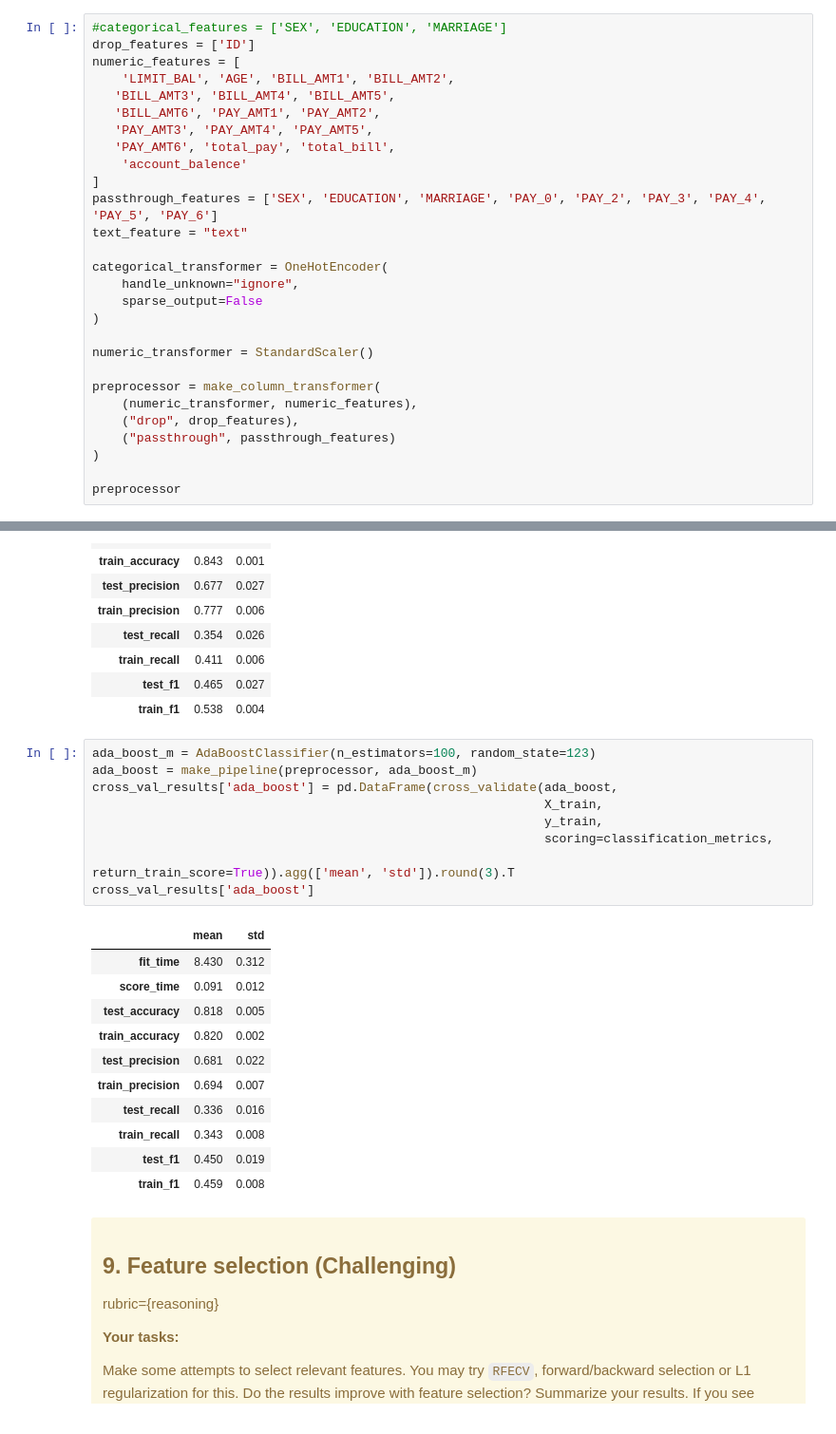
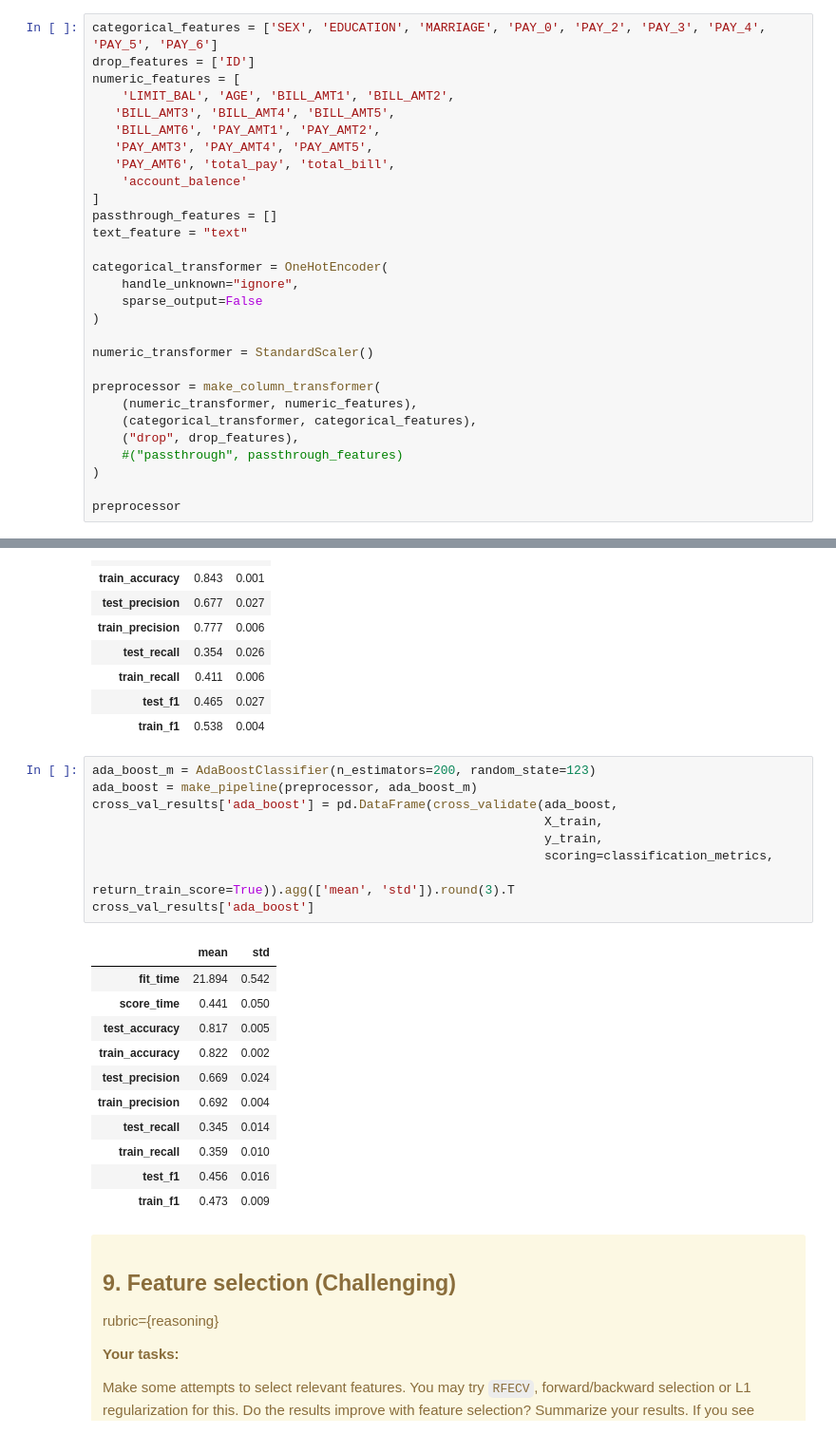
Before and after one commit to joeywwwu/573-lab4, a Jupyter notebook: lab4.ipynb, the cells around one changed output, grey strips where cells are left out. Shown: that part at 95% size. Cells and saved outputs as stored; diff of their text form.

Commit message:
use new encoding method of training

```diff
--- a/lab4.ipynb
+++ b/lab4.ipynb
@@ -319,7 +313,7 @@ Index(['ID', 'LIMIT_BAL', 'SEX', 'EDUCATION', 'MARRIAGE', 'AGE', 'PAY_0',
        'total_pay', 'total_bill', 'account_balence'],
       dtype='object')
 # %%
-#categorical_features = ['SEX', 'EDUCATION', 'MARRIAGE']
+categorical_features = ['SEX', 'EDUCATION', 'MARRIAGE', 'PAY_0', 'PAY_2', 'PAY_3', 'PAY_4', 'PAY_5', 'PAY_6']
 drop_features = ['ID']
 numeric_features = [
     'LIMIT_BAL', 'AGE', 'BILL_AMT1', 'BILL_AMT2',
@@ -329,7 +323,7 @@ numeric_features = [
    'PAY_AMT6', 'total_pay', 'total_bill',
     'account_balence'
 ]
-passthrough_features = ['SEX', 'EDUCATION', 'MARRIAGE', 'PAY_0', 'PAY_2', 'PAY_3', 'PAY_4', 'PAY_5', 'PAY_6']
+passthrough_features = []
 text_feature = "text"
 
 categorical_transformer = OneHotEncoder(
@@ -341,8 +335,9 @@ numeric_transformer = StandardScaler()
 
 preprocessor = make_column_transformer(
     (numeric_transformer, numeric_features),
+    (categorical_transformer, categorical_features),
     ("drop", drop_features),
-    ("passthrough", passthrough_features)
+    #("passthrough", passthrough_features)
 )
 
 preprocessor
@@ -554,26 +558,26 @@ cross_val_results['random_forest']
 | test_f1 | 0.465 | 0.027 |
 | train_f1 | 0.538 | 0.004 |
 # %%
-ada_boost_m = AdaBoostClassifier(n_estimators=100, random_state=123)
+ada_boost_m = AdaBoostClassifier(n_estimators=200, random_state=123)
 ada_boost = make_pipeline(preprocessor, ada_boost_m)
 cross_val_results['ada_boost'] = pd.DataFrame(cross_validate(ada_boost,
                                                              X_train,
                                                              y_train,
                                                              scoring=classification_metrics,
                                                              return_train_score=True)).agg(['mean', 'std']).round(3).T
 cross_val_results['ada_boost']
 # %% [output]
 |  | mean | std |
-| fit_time | 8.430 | 0.312 |
-| score_time | 0.091 | 0.012 |
-| test_accuracy | 0.818 | 0.005 |
-| train_accuracy | 0.820 | 0.002 |
-| test_precision | 0.681 | 0.022 |
-| train_precision | 0.694 | 0.007 |
-| test_recall | 0.336 | 0.016 |
-| train_recall | 0.343 | 0.008 |
-| test_f1 | 0.450 | 0.019 |
-| train_f1 | 0.459 | 0.008 |
+| fit_time | 21.894 | 0.542 |
+| score_time | 0.441 | 0.050 |
+| test_accuracy | 0.817 | 0.005 |
+| train_accuracy | 0.822 | 0.002 |
+| test_precision | 0.669 | 0.024 |
+| train_precision | 0.692 | 0.004 |
+| test_recall | 0.345 | 0.014 |
+| train_recall | 0.359 | 0.010 |
+| test_f1 | 0.456 | 0.016 |
+| train_f1 | 0.473 | 0.009 |
 # %% [markdown]
 <!-- END QUESTION -->
 
```
Also changed, not shown: parts of 12 cells of this notebook.
